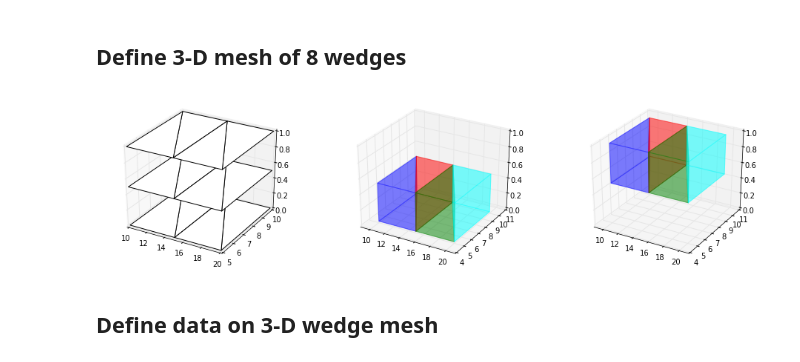
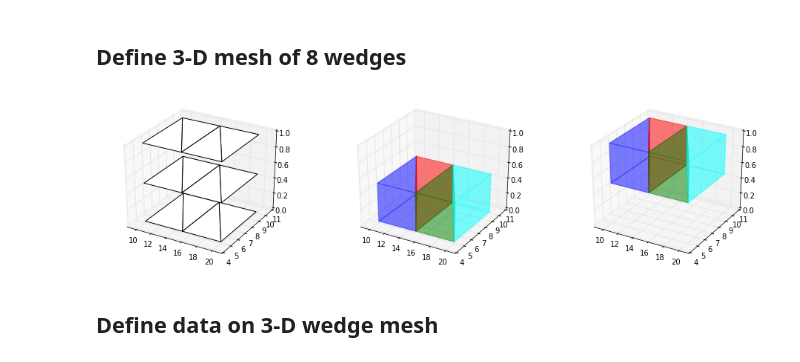
Before and after one commit to dfroger/quickstart, a Jupyter notebook: vtk/unstructured_grid.ipynb, the cells around one changed output. Drawn from its saved outputs; the diff is of its cells as text; code cells hidden in the pictures.

```diff
--- a/vtk/unstructured_grid.ipynb
+++ b/vtk/unstructured_grid.ipynb
@@ -51,6 +48,11 @@ plt.grid()
 # %% [markdown]
 ## Define 3-D mesh of 8 wedges
 # %%
+def adjust(ax):
+    plt.xlim(9,21)
+    plt.ylim(4,11)
+    ax.set_zlim(0,1.)
+
 def plot_triangles_in_plane(xpoints, ypoints, zplane, triangles):
     zpoints = np.zeros( xpoints.shape )
     zpoints[:] = zplane
@@ -70,38 +72,37 @@ def plot_wedge(xtrivert, ytrivert, z0, z1, color):
     # Wedge faces.
     bottom = (A0,B0,C0)
     top = (A1,B1,C1)
     side0 = (A0,B0,B1,A1)
     side1 = (B0,C0,C1,B1)
     side2 = (C0,A0,A1,C1)
     faces = (bottom, top, side0, side1, side2)
 
     # Plot wedge.
-    wedge = Poly3DCollection(faces, alpha=0.3, color=color)
+    wedge = m3d.art3d.Poly3DCollection(faces, alpha=0.3, color=color)
     ax.add_collection3d(wedge)
 
 fig = plt.figure(figsize=(16,4))
 
 # Plot triangles in the 3 planes.
 nrows,ncols,iplot = 1,3,1
 ax = fig.add_subplot(nrows,ncols,iplot, projection='3d')
 for zplane in zplanes:
     plot_triangles_in_plane(xpoints, ypoints, zplane, triangles)
+adjust(ax)
 iplot += 1
 
 # plot wedges
 colors = ['blue', 'red', 'green', 'cyan']
 for z0,z1 in (zplanes[0:2], zplanes[1:3]):
     ax = fig.add_subplot(nrows,ncols,iplot, projection='3d')
     for itri,color in enumerate(colors):
         plot_wedge(xpoints[triangles[itri]],
                    ypoints[triangles[itri]],
                    z0, z1, color)
+    adjust(ax)
     iplot += 1
-    plt.xlim(9,21)
-    plt.ylim(4,11)
-    ax.set_zlim(0,1.)
 # %% [output]
-[figure, old version]
+[figure, new version]
 # %% [markdown]
 ## Define data on 3-D wedge mesh
 # %% [markdown]
```
Also changed, not shown: parts of 3 cells of this notebook, 1 other file.
